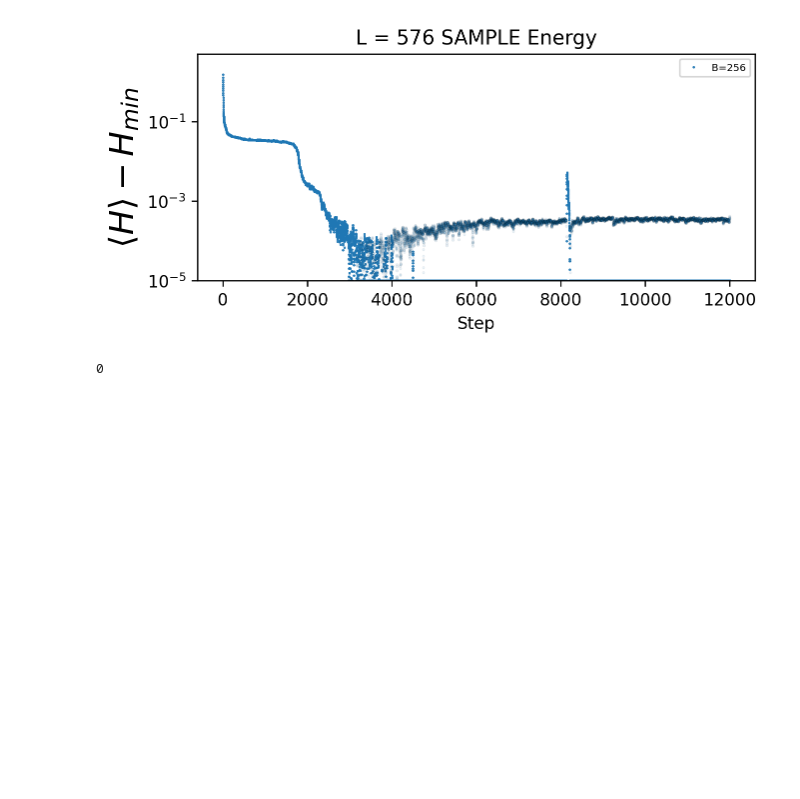
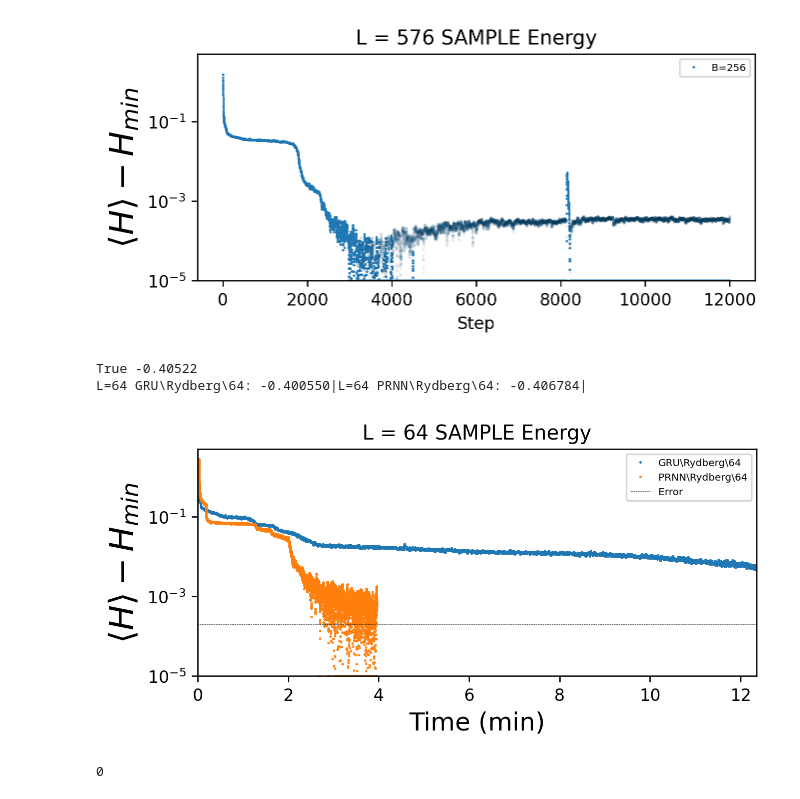
Before and after one commit to ksprague1/NN-QSR, a Jupyter notebook: Results.ipynb, the cells around one changed output. Saved outputs shown, nothing was run; the diff lists cells and outputs as text; code cells hidden in the pictures; blank space fills up the shorter version.

```diff
--- a/Results.ipynb
+++ b/Results.ipynb
@@ -76,6 +76,7 @@ def graphs(allpaths,useTimes=False, metric="Sample",label_idx=1,err=False,smooth
 
         fig = plt.figure(1,figsize=(6,2.5), dpi=240, facecolor='w', edgecolor='k')
         plt.title("L = %d %s Energy"%(key,metric))
+        firstplot = True
         if key in RNN_QSR.TFIM.En1:
             exact_energy=RNN_QSR.TFIM.En1[key]
 
@@ -154,14 +155,22 @@ def graphs(allpaths,useTimes=False, metric="Sample",label_idx=1,err=False,smooth
                     errplt(outs-exact_energy,errs,"-",lw=0.5,label=label,color=np.random.random([3]))
                     plt.plot(outs*0,"k--",lw=0.2)
                 else:
+                    if key in RNN_QSR.Rydberg.Err and firstplot:
+                        delta=RNN_QSR.Rydberg.Err[key]
+                        plt.plot(outs*0+delta,"k--",lw=0.2,label="Error")
                     x = plt.plot(outs-exact_energy,'o',ms=0.5,lw=0.0,label=label)
-
                     plt.plot(exact_energy-avgs,'o',ms=1.5,c=x[0]._get_markerfacecolor(),alpha=0.1,markeredgewidth=0.2,markeredgecolor="black")
 
 
+            firstplot=False
         print()
         if useTimes:
-            plt.xlim(0,np.median(ends))
+
+            if key in RNN_QSR.Rydberg.Err and not err:
+                delta=RNN_QSR.Rydberg.Err[key]
+                plt.plot([0,np.max(ends)],[delta,delta],"k--",lw=0.2,label="Error")
+
+            plt.xlim(0,np.max(ends))
             plt.xlabel("Time (min)",fontsize=15)
         else:
             plt.xlabel("Step")
@@ -229,6 +199,17 @@ graphs(p,label_idx=[-4],err=False,smoothing=10,useTimes=False,metric="SAMPLE")
 True -0.3724
 L=576 B=256: -0.372821|
 [figure]
+# %%
+p = getpaths("GRU\\Rydberg",["64","NoQ","Nh=128"],alldir=False)
+
+p2 = getpaths("PRNN\\Rydberg",["64","NoQ","Nh=128"],alldir=False)
+
+p[64]+=p2[64]
+graphs(p,label_idx=[0],err=False,smoothing=10,useTimes=True,metric="SAMPLE")
+# %% [output]
+True -0.40522
+L=64 GRU\Rydberg\64: -0.400550|L=64 PRNN\Rydberg\64: -0.406784|
+[figure, added]
 # %%
 
 os.system("git commit -a -m \"Added kl divergence term\"")
```
Also changed, not shown: parts of 3 cells of this notebook, 2 other files.
